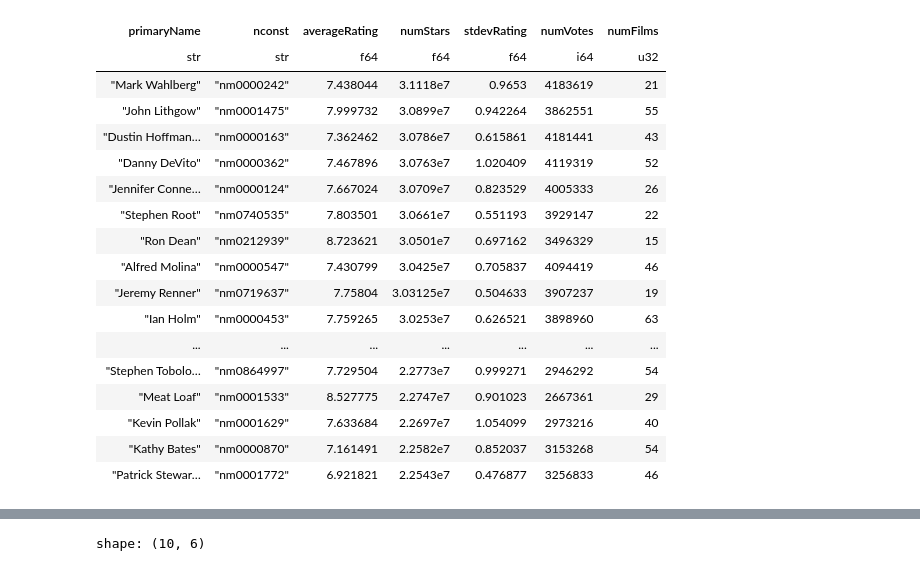
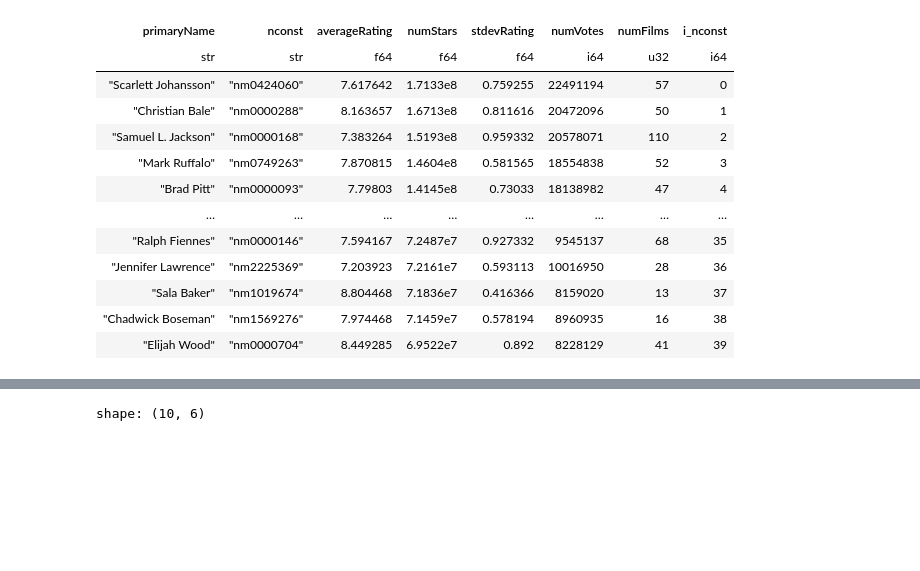
Before and after one commit to seanv507/imdb, a Jupyter notebook: analysis.ipynb, the cells around one changed output, grey strips where cells are left out. Saved outputs shown, nothing was run; the diff lists cells and outputs as text; code cells hidden in the pictures; blank space fills up the shorter version.

```diff
--- a/analysis.ipynb
+++ b/analysis.ipynb
@@ -37,2 +37,0 @@ titles = (
-# %%
-ratings = pl.read_csv("data/title.ratings.tsv",separator="\t",)
@@ -69,3 +97,0 @@ principals = pl.read_csv("data/title.principals.tsv", separator="\t")
-# %%
-names = pl.read_csv("data/name.basics.tsv", separator="\t", null_values="\\N",)
-names.head()
@@ -108,6 +128,11 @@ actors.shape
 # %%
-actors_rated = (
-    title_ratings_train.select(["tconst", 'averageRating', 'numVotes'])
-    .join(actors, how="inner", on="tconst")
-    .join(names, how="inner", on="nconst")
-)
+title_ratings_actors = {
+    key: (
+        title_ratings_dict[key]
+        .select(["tconst", "i_tconst", "averageRating", "numVotes"])
+        .join(actors, how="inner", on="tconst")
+        .join(names, how="inner", on="nconst")
+    )
+    for key in title_ratings_dict.keys()
+}
+# actors who were in films listed (in train/test set) thogether with rating and numVotes of the films
@@ -129,22 +150,27 @@ shape: (5, 13)
 # %%
 actors_ranking = (
-    actors_rated
-    .group_by("primaryName","nconst")
+    title_ratings_actors["train"]
+    .group_by("primaryName", "nconst")
     .agg(
-        averageRating = (pl.col("averageRating")*pl.col("numVotes")).sum()/pl.col("numVotes").sum(),
-        numStars = (pl.col("averageRating")*pl.col("numVotes")).sum(),
-        stdevRating = ((pl.col("averageRating")**2)*pl.col("numVotes")).sum()/pl.col("numVotes").sum(), #mean X^2
-        numVotes = pl.col("numVotes").sum(),
-        numFilms = pl.count()
-    ).with_columns(
-        stdevRating = (pl.col("stdevRating") - pl.col("averageRating")**2).sqrt()
+        averageRating=(pl.col("averageRating") * pl.col("numVotes")).sum()
+        / pl.col("numVotes").sum(),
+        numStars=(pl.col("averageRating") * pl.col("numVotes")).sum(),
+        stdevRating=((pl.col("averageRating") ** 2) * pl.col("numVotes")).sum()
+        / pl.col("numVotes").sum(),  # mean X^2
+        numVotes=pl.col("numVotes").sum(),
+        numFilms=pl.len(),
     )
-).sort("numStars", descending=True)
+    .with_columns(
+        stdevRating=(pl.col("stdevRating") - pl.col("averageRating") ** 2).sqrt(),
+    )
+    .sort("numStars", descending=True)
+    .with_columns(i_nconst=pl.int_range(pl.len()))
+)
 # get actors 'average rating' based on the weighted average of the films they have been in weighted by the votes for the film
 # numVotes is a kind of popularity ranking - how many people have seen that actor
 # one might want to calculate the averageRating * numVotes - ie total stars received by actor to combine popularity with Rating
 # for average rating / num votes how to handle missing data ( in test set but not in training)
+# we cannot directly use this information as its 'leaking' the label data - unless eg we exclude the current film from the actor rating...
 
-
-actors_ranking[100:200]
+actors_ranking[:40]
 # %% [output]
@@ -152,20 +178,15 @@ shape: (100, 7)
-| primaryName | nconst | averageRating | numStars | stdevRating | numVotes | numFilms |
-| str | str | f64 | f64 | f64 | i64 | u32 |
-| "Mark Wahlberg" | "nm0000242" | 7.438044 | 3.1118e7 | 0.9653 | 4183619 | 21 |
-| "John Lithgow" | "nm0001475" | 7.999732 | 3.0899e7 | 0.942264 | 3862551 | 55 |
-| "Dustin Hoffman… | "nm0000163" | 7.362462 | 3.0786e7 | 0.615861 | 4181441 | 43 |
-| "Danny DeVito" | "nm0000362" | 7.467896 | 3.0763e7 | 1.020409 | 4119319 | 52 |
-| "Jennifer Conne… | "nm0000124" | 7.667024 | 3.0709e7 | 0.823529 | 4005333 | 26 |
-| "Stephen Root" | "nm0740535" | 7.803501 | 3.0661e7 | 0.551193 | 3929147 | 22 |
-| "Ron Dean" | "nm0212939" | 8.723621 | 3.0501e7 | 0.697162 | 3496329 | 15 |
-| "Alfred Molina" | "nm0000547" | 7.430799 | 3.0425e7 | 0.705837 | 4094419 | 46 |
-| "Jeremy Renner" | "nm0719637" | 7.75804 | 3.03125e7 | 0.504633 | 3907237 | 19 |
-| "Ian Holm" | "nm0000453" | 7.759265 | 3.0253e7 | 0.626521 | 3898960 | 63 |
-| ... | ... | ... | ... | ... | ... | ... |
-| "Stephen Tobolo… | "nm0864997" | 7.729504 | 2.2773e7 | 0.999271 | 2946292 | 54 |
-| "Meat Loaf" | "nm0001533" | 8.527775 | 2.2747e7 | 0.901023 | 2667361 | 29 |
-| "Kevin Pollak" | "nm0001629" | 7.633684 | 2.2697e7 | 1.054099 | 2973216 | 40 |
-| "Kathy Bates" | "nm0000870" | 7.161491 | 2.2582e7 | 0.852037 | 3153268 | 54 |
-| "Patrick Stewar… | "nm0001772" | 6.921821 | 2.2543e7 | 0.476877 | 3256833 | 46 |
+| primaryName | nconst | averageRating | numStars | stdevRating | numVotes | numFilms | i_nconst |
+| str | str | f64 | f64 | f64 | i64 | u32 | i64 |
+| "Scarlett Johansson" | "nm0424060" | 7.617642 | 1.7133e8 | 0.759255 | 22491194 | 57 | 0 |
+| "Christian Bale" | "nm0000288" | 8.163657 | 1.6713e8 | 0.811616 | 20472096 | 50 | 1 |
+| "Samuel L. Jackson" | "nm0000168" | 7.383264 | 1.5193e8 | 0.959332 | 20578071 | 110 | 2 |
+| "Mark Ruffalo" | "nm0749263" | 7.870815 | 1.4604e8 | 0.581565 | 18554838 | 52 | 3 |
+| "Brad Pitt" | "nm0000093" | 7.79803 | 1.4145e8 | 0.73033 | 18138982 | 47 | 4 |
+| … | … | … | … | … | … | … | … |
+| "Ralph Fiennes" | "nm0000146" | 7.594167 | 7.2487e7 | 0.927332 | 9545137 | 68 | 35 |
+| "Jennifer Lawrence" | "nm2225369" | 7.203923 | 7.2161e7 | 0.593113 | 10016950 | 28 | 36 |
+| "Sala Baker" | "nm1019674" | 8.804468 | 7.1836e7 | 0.416366 | 8159020 | 13 | 37 |
+| "Chadwick Boseman" | "nm1569276" | 7.974468 | 7.1459e7 | 0.578194 | 8960935 | 16 | 38 |
+| "Elijah Wood" | "nm0000704" | 8.449285 | 6.9522e7 | 0.892 | 8228129 | 41 | 39 |
 # %%
 cutoff = 10_000
```
Also changed, not shown: parts of 85 cells of this notebook, 1 other file.
